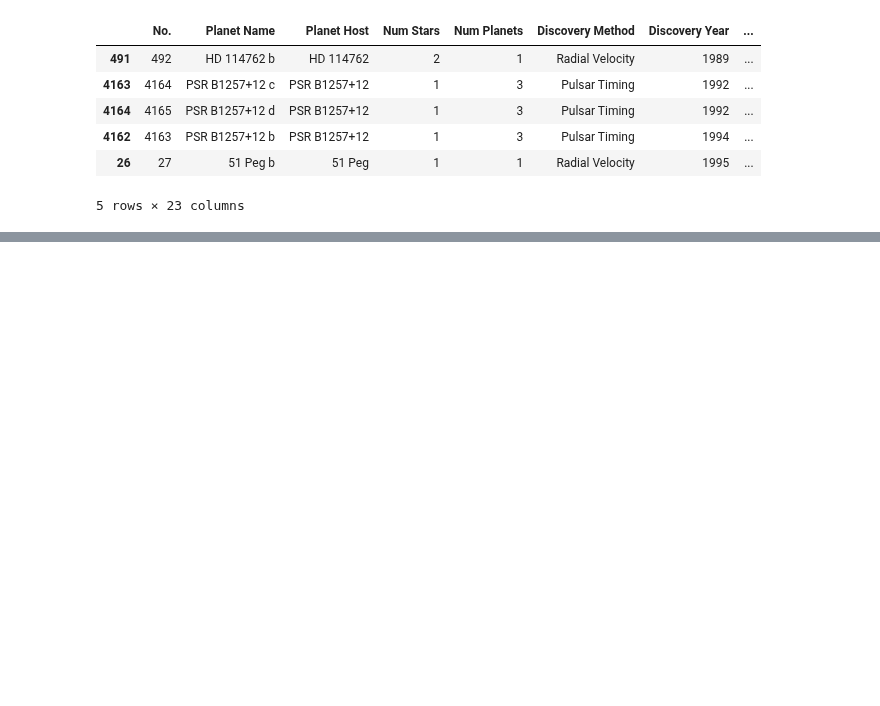
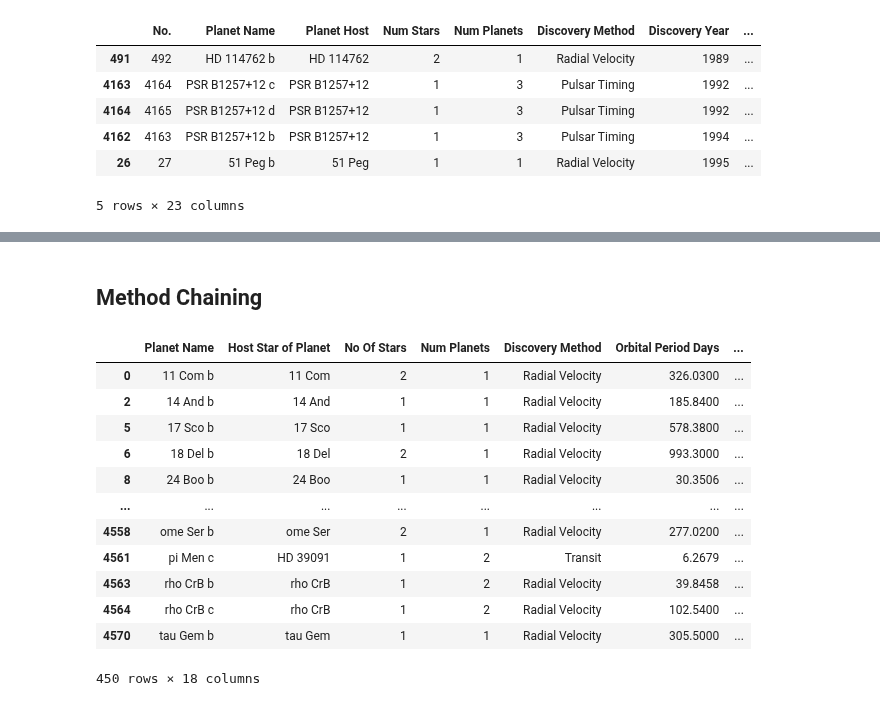
Before and after one commit to ubco-W2022T1-cosc301/project-group35, a Jupyter notebook: notebooks/analysis1.ipynb, the cells around one changed output, grey strips where cells are left out. Cells and saved outputs as stored; diff of their text form; code cells hidden in the pictures; blank space fills up the shorter version.

```diff
--- a/notebooks/analysis1.ipynb
+++ b/notebooks/analysis1.ipynb
@@ -103,0 +140,30 @@ df.head()
+# %% [markdown]
+## Method Chaining
+# %%
+import pandas as pd #Creating method in analysis file, also can be found in py file
+def changedata(url_or_path_to_csv_file):
+
+        dfchange = (
+              pd.read_csv(url_or_path_to_csv_file)
+              .drop(['No.','Insolation Flux', 'Equilibrium Temperature','Discovery Facility','Discovery Year'], axis=1)
+             .rename(columns={'Num Stars': 'No Of Stars', 'Planet Host': 'Host Star of Planet(s)'})
+            .dropna(axis=0)
+            )
+
+        return dfchange
+# %%
+changedata("../data/raw/DataOriginal.csv") #Testing Method
+# %% [output]
+|  | Planet Name | Host Star of Planet | No Of Stars | Num Planets | Discovery Method | Orbital Period Days | ... |
+| 0 | 11 Com b | 11 Com | 2 | 1 | Radial Velocity | 326.0300 | ... |
+| 2 | 14 And b | 14 And | 1 | 1 | Radial Velocity | 185.8400 | ... |
+| 5 | 17 Sco b | 17 Sco | 1 | 1 | Radial Velocity | 578.3800 | ... |
+| 6 | 18 Del b | 18 Del | 2 | 1 | Radial Velocity | 993.3000 | ... |
+| 8 | 24 Boo b | 24 Boo | 1 | 1 | Radial Velocity | 30.3506 | ... |
+| ... | ... | ... | ... | ... | ... | ... | ... |
+| 4558 | ome Ser b | ome Ser | 2 | 1 | Radial Velocity | 277.0200 | ... |
+| 4561 | pi Men c | HD 39091 | 1 | 2 | Transit | 6.2679 | ... |
+| 4563 | rho CrB b | rho CrB | 1 | 2 | Radial Velocity | 39.8458 | ... |
+| 4564 | rho CrB c | rho CrB | 1 | 2 | Radial Velocity | 102.5400 | ... |
+| 4570 | tau Gem b | tau Gem | 1 | 1 | Radial Velocity | 305.5000 | ... |
+450 rows × 18 columns
```
Also changed, not shown: parts of 3 cells of this notebook, 3 other files.
